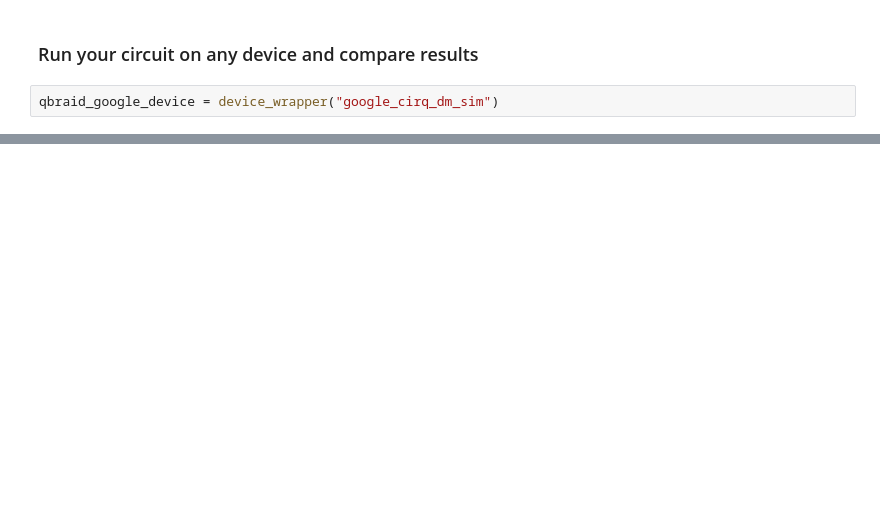
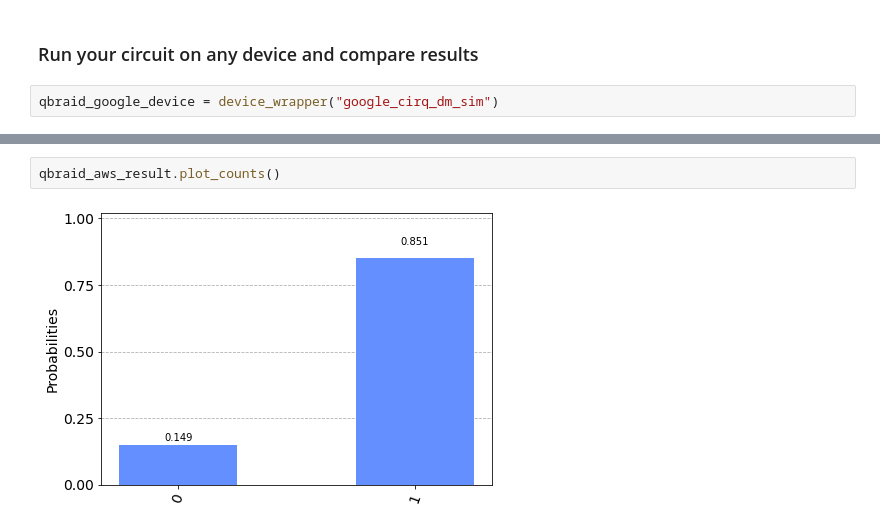
Before and after one commit to qBraid/qbraid-lab-demo, a Jupyter notebook: qbraid_sdk.ipynb, the cells around one changed output, grey strips where cells are left out. Cells and saved outputs as stored; diff of their text form; blank space fills up the shorter version.

```diff
--- a/qbraid_sdk.ipynb
+++ b/qbraid_sdk.ipynb
@@ -326,0 +197,4 @@ google_result.plot_counts()
+# %%
+qbraid_aws_result.plot_counts()
+# %% [output]
+[figure, added]
```
Also changed, not shown: parts of 78 cells of this notebook, 2 other files.
